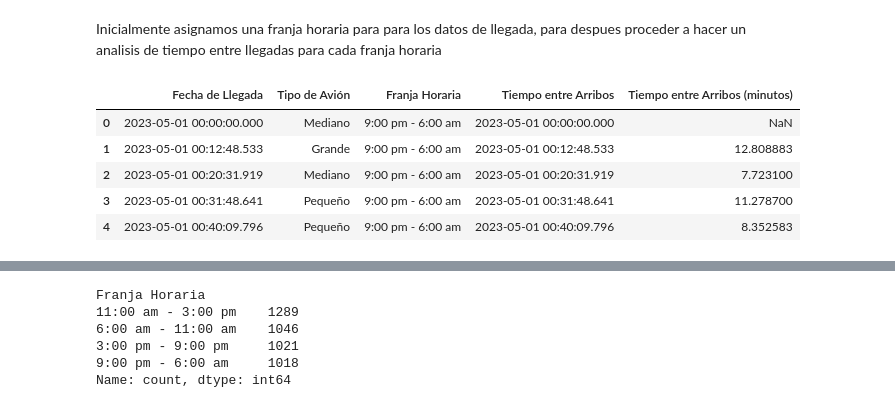
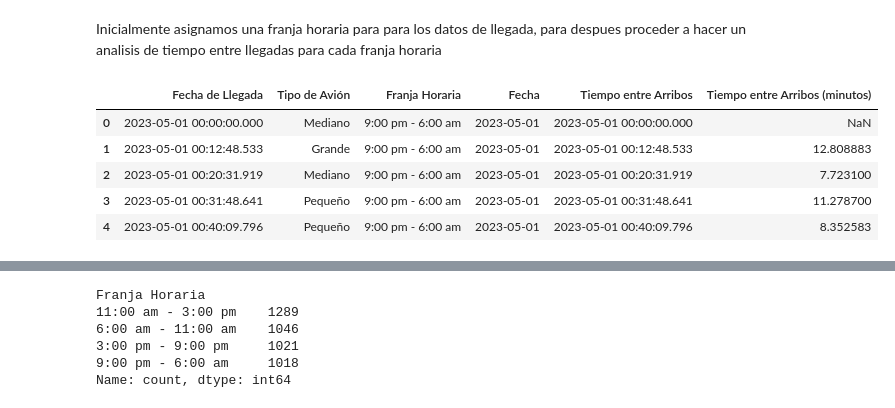
Before and after one commit to juankquintana/Simulacion-Python, a Jupyter notebook: Semana 3/Caso/Caso 3.ipynb, the cells around one changed output, grey strips where cells are left out. Cells and saved outputs as stored; diff of their text form; code cells hidden in the pictures.

```diff
--- a/Semana 3/Caso/Caso 3.ipynb
+++ b/Semana 3/Caso/Caso 3.ipynb
@@ -72,19 +69,21 @@ datos_llegada_aviones.head()
 Inicialmente asignamos una franja horaria para para los datos de llegada, para despues proceder a hacer un analisis de tiempo entre llegadas para cada franja horaria
 # %%
 datos_llegada_aviones = datos_llegada_aviones.sort_values('Fecha de Llegada')
+
+datos_llegada_aviones['Fecha'] = datos_llegada_aviones['Fecha de Llegada'].dt.date
 
 # Calcular el tiempo entre arribos
 datos_llegada_aviones['Tiempo entre Arribos'] = datos_llegada_aviones['Fecha de Llegada']
 
 # Filtrar datos para obtener tiempos entre arribos en cada franja horaria
 datos_llegada_aviones['Tiempo entre Arribos (minutos)'] = datos_llegada_aviones['Fecha de Llegada'].diff().dt.total_seconds() / 60
 
 
 datos_llegada_aviones.head()
 # %% [output]
-|  | Fecha de Llegada | Tipo de Avión | Franja Horaria | Tiempo entre Arribos | Tiempo entre Arribos (minutos) |
-| 0 | 2023-05-01 00:00:00.000 | Mediano | 9:00 pm - 6:00 am | 2023-05-01 00:00:00.000 | NaN |
-| 1 | 2023-05-01 00:12:48.533 | Grande | 9:00 pm - 6:00 am | 2023-05-01 00:12:48.533 | 12.808883 |
-| 2 | 2023-05-01 00:20:31.919 | Mediano | 9:00 pm - 6:00 am | 2023-05-01 00:20:31.919 | 7.723100 |
-| 3 | 2023-05-01 00:31:48.641 | Pequeño | 9:00 pm - 6:00 am | 2023-05-01 00:31:48.641 | 11.278700 |
-| 4 | 2023-05-01 00:40:09.796 | Pequeño | 9:00 pm - 6:00 am | 2023-05-01 00:40:09.796 | 8.352583 |
+|  | Fecha de Llegada | Tipo de Avión | Franja Horaria | Fecha | Tiempo entre Arribos | Tiempo entre Arribos (minutos) |
+| 0 | 2023-05-01 00:00:00.000 | Mediano | 9:00 pm - 6:00 am | 2023-05-01 | 2023-05-01 00:00:00.000 | NaN |
+| 1 | 2023-05-01 00:12:48.533 | Grande | 9:00 pm - 6:00 am | 2023-05-01 | 2023-05-01 00:12:48.533 | 12.808883 |
+| 2 | 2023-05-01 00:20:31.919 | Mediano | 9:00 pm - 6:00 am | 2023-05-01 | 2023-05-01 00:20:31.919 | 7.723100 |
+| 3 | 2023-05-01 00:31:48.641 | Pequeño | 9:00 pm - 6:00 am | 2023-05-01 | 2023-05-01 00:31:48.641 | 11.278700 |
+| 4 | 2023-05-01 00:40:09.796 | Pequeño | 9:00 pm - 6:00 am | 2023-05-01 | 2023-05-01 00:40:09.796 | 8.352583 |
```
Also changed, not shown: parts of 12 cells of this notebook, 1 other file.
